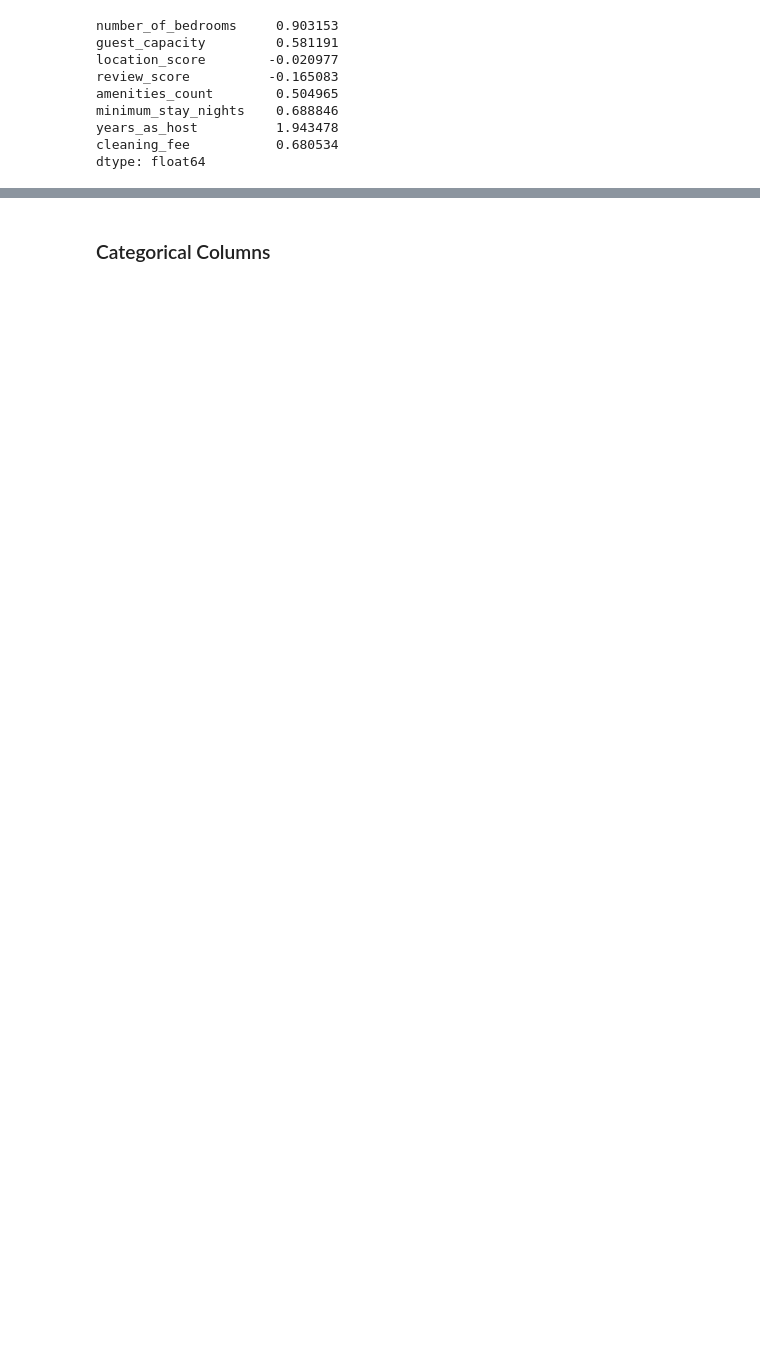
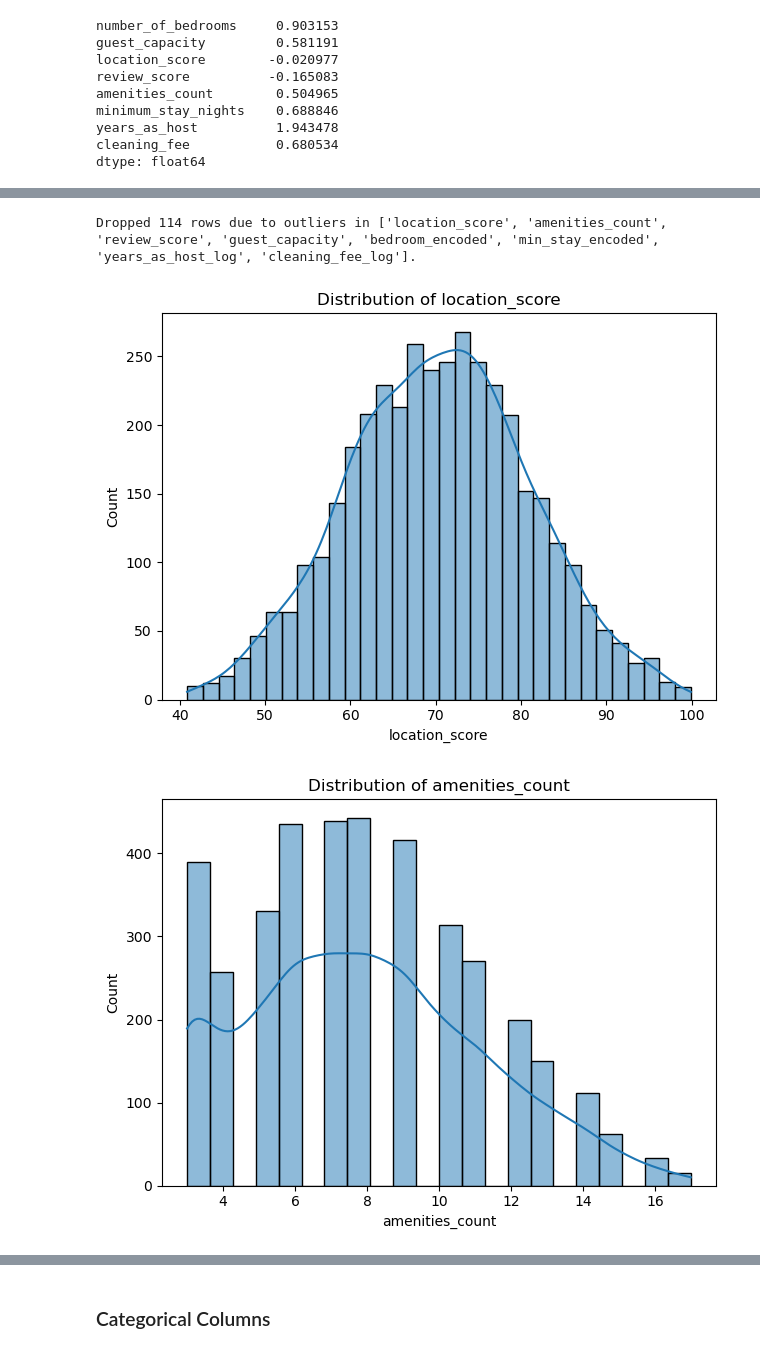
Before and after one commit to ychia112/Airbnb-Data-Mining-Project, a Jupyter notebook: notebooks/01_EDA.ipynb, the cells around one changed output, grey strips where cells are left out. Cells and saved outputs as stored; diff of their text form; code cells hidden in the pictures; blank space fills up the shorter version.

```diff
--- a/notebooks/01_EDA.ipynb
+++ b/notebooks/01_EDA.ipynb
@@ -182,3 +179,14 @@ plot_distributions(df[processed_high_skew_cols], processed_high_skew_cols)
 [figure]
 [figure]
 [figure]
+# %%
+# Outliers
+
+df_outlier_processed = drop_outliers_iqr(df_processed, num_cols_processed)
+# %% [output]
+Dropped 114 rows due to outliers in ['location_score', 'amenities_count', 'review_score', 'guest_capacity', 'bedroom_encoded', 'min_stay_encoded', 'years_as_host_log', 'cleaning_fee_log'].
+# %%
+plot_distributions(df_outlier_processed, num_cols_processed)
+# %% [output]
+[figure, added]
+[figure, added]
```
Also changed, not shown: parts of 19 cells of this notebook, 1 other file.
